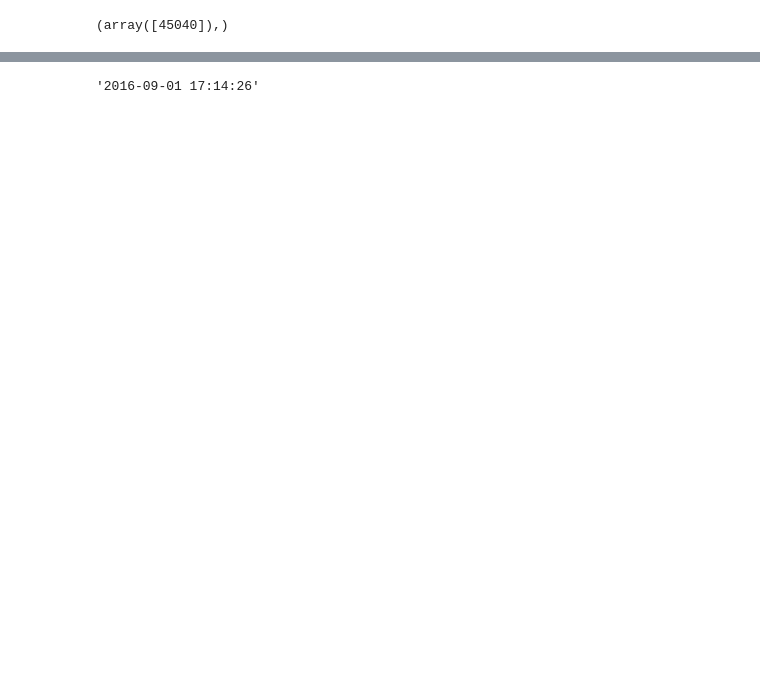
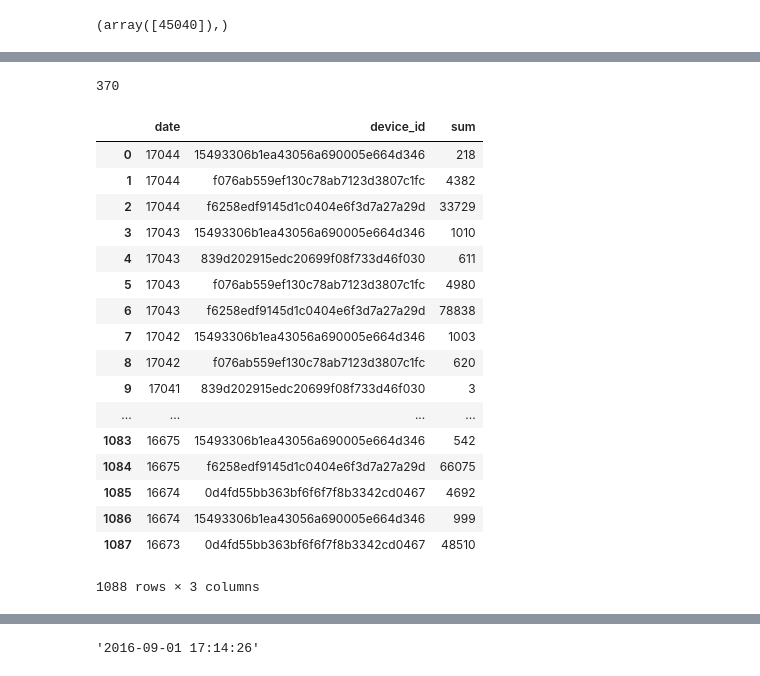
Before and after one commit to Yoo-Ju/MSRA_proposal_wifi_log, a Jupyter notebook: notebook/Supervised_model(basic_features).ipynb, the cells around one changed output, grey strips where cells are left out. Cells and saved outputs as stored; diff of their text form; code cells hidden in the pictures; blank space fills up the shorter version.

```diff
--- a/notebook/Supervised_model(basic_features).ipynb
+++ b/notebook/Supervised_model(basic_features).ipynb
@@ -1143,0 +1191,30 @@ np.where(device_ids =='0793a3c28ba18a69819605906793c725')
+# %%
+len(dfdict)
+# %% [output]
+370
+# %%
+d8 = df_toy.groupby(['date', 'device_id'])['dwell_time'].sum()
+# %%
+d8 = d8.reindex(df_toy.date.unique().tolist(), level='date')
+d8 = d8.to_frame(name='sum').reset_index()
+# %%
+d8
+# %% [output]
+|  | date | device_id | sum |
+| 0 | 17044 | 15493306b1ea43056a690005e664d346 | 218 |
+| 1 | 17044 | f076ab559ef130c78ab7123d3807c1fc | 4382 |
+| 2 | 17044 | f6258edf9145d1c0404e6f3d7a27a29d | 33729 |
+| 3 | 17043 | 15493306b1ea43056a690005e664d346 | 1010 |
+| 4 | 17043 | 839d202915edc20699f08f733d46f030 | 611 |
+| 5 | 17043 | f076ab559ef130c78ab7123d3807c1fc | 4980 |
+| 6 | 17043 | f6258edf9145d1c0404e6f3d7a27a29d | 78838 |
+| 7 | 17042 | 15493306b1ea43056a690005e664d346 | 1003 |
+| 8 | 17042 | f076ab559ef130c78ab7123d3807c1fc | 620 |
+| 9 | 17041 | 839d202915edc20699f08f733d46f030 | 3 |
+| ... | ... | ... | ... |
+| 1083 | 16675 | 15493306b1ea43056a690005e664d346 | 542 |
+| 1084 | 16675 | f6258edf9145d1c0404e6f3d7a27a29d | 66075 |
+| 1085 | 16674 | 0d4fd55bb363bf6f6f7f8b3342cd0467 | 4692 |
+| 1086 | 16674 | 15493306b1ea43056a690005e664d346 | 999 |
+| 1087 | 16673 | 0d4fd55bb363bf6f6f7f8b3342cd0467 | 48510 |
+1088 rows × 3 columns
```
Also changed, not shown: parts of 16 cells of this notebook.
